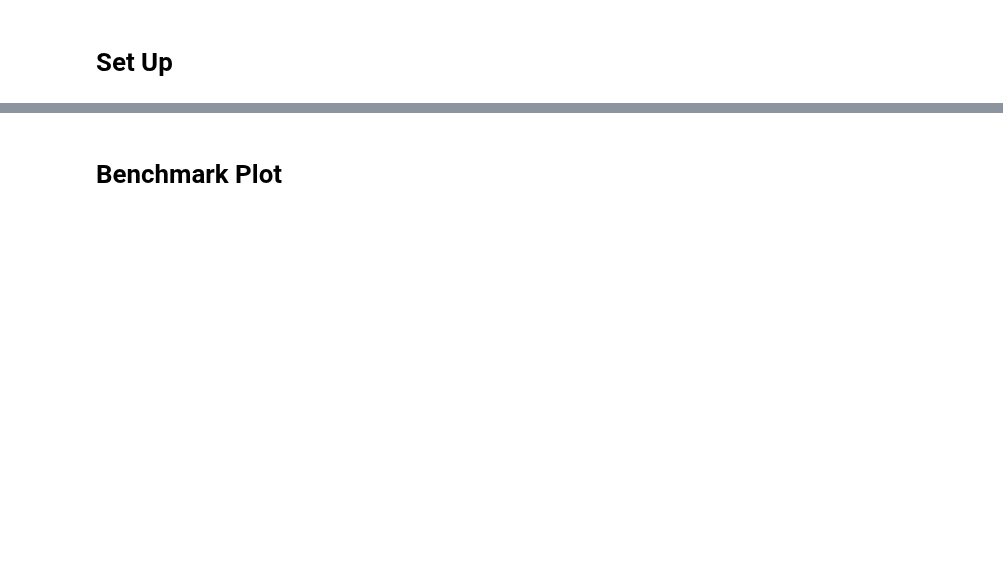
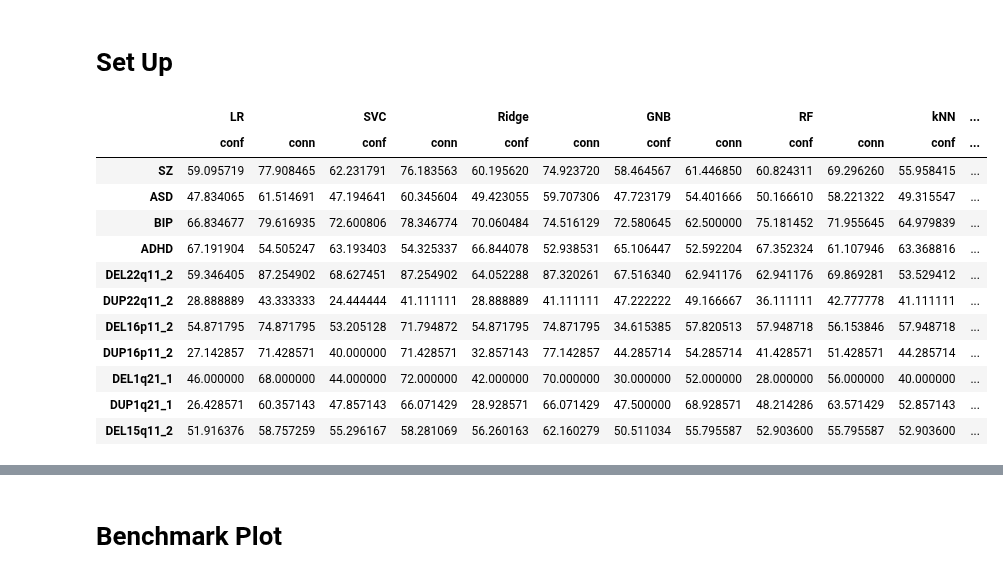
Before and after one commit to harveyaa/neuropsych_mtl, a Jupyter notebook: ML/benchmark_3/benchmark_3_plots.ipynb, the cells around one changed output, grey strips where cells are left out. Saved outputs shown, nothing was run; the diff lists cells and outputs as text; code cells hidden in the pictures; blank space fills up the shorter version.

```diff
--- a/ML/benchmark_3/benchmark_3_plots.ipynb
+++ b/ML/benchmark_3/benchmark_3_plots.ipynb
@@ -15,2 +41,16 @@ results = pd.read_csv(res_p,index_col=0,header=[0,1])
 # %%
-results = 100*results
+results
+# %% [output]
+|  | LR |  | SVC |  | Ridge |  | GNB |  | RF |  | kNN | ... |
+|  | conf | conn | conf | conn | conf | conn | conf | conn | conf | conn | conf | ... |
+| SZ | 59.095719 | 77.908465 | 62.231791 | 76.183563 | 60.195620 | 74.923720 | 58.464567 | 61.446850 | 60.824311 | 69.296260 | 55.958415 | ... |
+| ASD | 47.834065 | 61.514691 | 47.194641 | 60.345604 | 49.423055 | 59.707306 | 47.723179 | 54.401666 | 50.166610 | 58.221322 | 49.315547 | ... |
+| BIP | 66.834677 | 79.616935 | 72.600806 | 78.346774 | 70.060484 | 74.516129 | 72.580645 | 62.500000 | 75.181452 | 71.955645 | 64.979839 | ... |
+| ADHD | 67.191904 | 54.505247 | 63.193403 | 54.325337 | 66.844078 | 52.938531 | 65.106447 | 52.592204 | 67.352324 | 61.107946 | 63.368816 | ... |
+| DEL22q11_2 | 59.346405 | 87.254902 | 68.627451 | 87.254902 | 64.052288 | 87.320261 | 67.516340 | 62.941176 | 62.941176 | 69.869281 | 53.529412 | ... |
+| DUP22q11_2 | 28.888889 | 43.333333 | 24.444444 | 41.111111 | 28.888889 | 41.111111 | 47.222222 | 49.166667 | 36.111111 | 42.777778 | 41.111111 | ... |
+| DEL16p11_2 | 54.871795 | 74.871795 | 53.205128 | 71.794872 | 54.871795 | 74.871795 | 34.615385 | 57.820513 | 57.948718 | 56.153846 | 57.948718 | ... |
+| DUP16p11_2 | 27.142857 | 71.428571 | 40.000000 | 71.428571 | 32.857143 | 77.142857 | 44.285714 | 54.285714 | 41.428571 | 51.428571 | 44.285714 | ... |
+| DEL1q21_1 | 46.000000 | 68.000000 | 44.000000 | 72.000000 | 42.000000 | 70.000000 | 30.000000 | 52.000000 | 28.000000 | 56.000000 | 40.000000 | ... |
+| DUP1q21_1 | 26.428571 | 60.357143 | 47.857143 | 66.071429 | 28.928571 | 66.071429 | 47.500000 | 68.928571 | 48.214286 | 63.571429 | 52.857143 | ... |
+| DEL15q11_2 | 51.916376 | 58.757259 | 55.296167 | 58.281069 | 56.260163 | 62.160279 | 50.511034 | 55.795587 | 52.903600 | 55.795587 | 52.903600 | ... |
```
Also changed, not shown: parts of 9 cells of this notebook.
